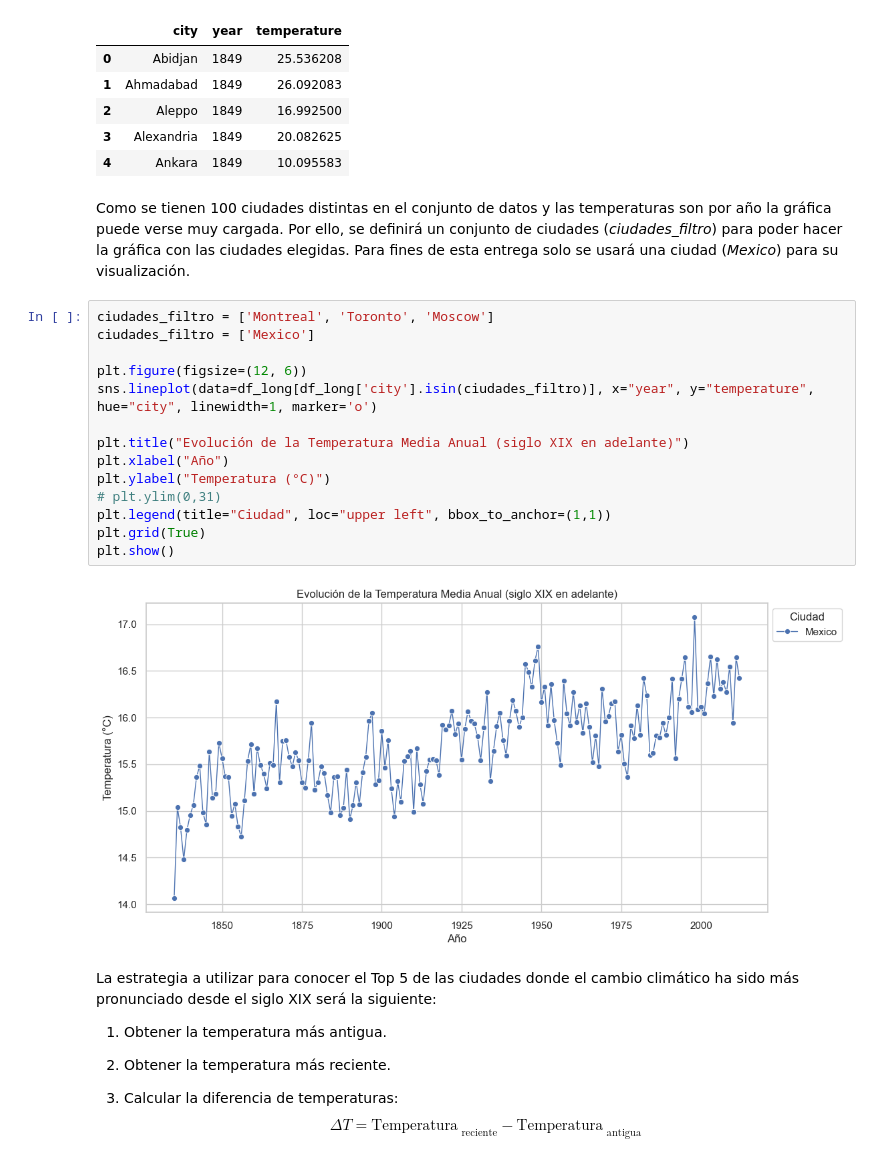
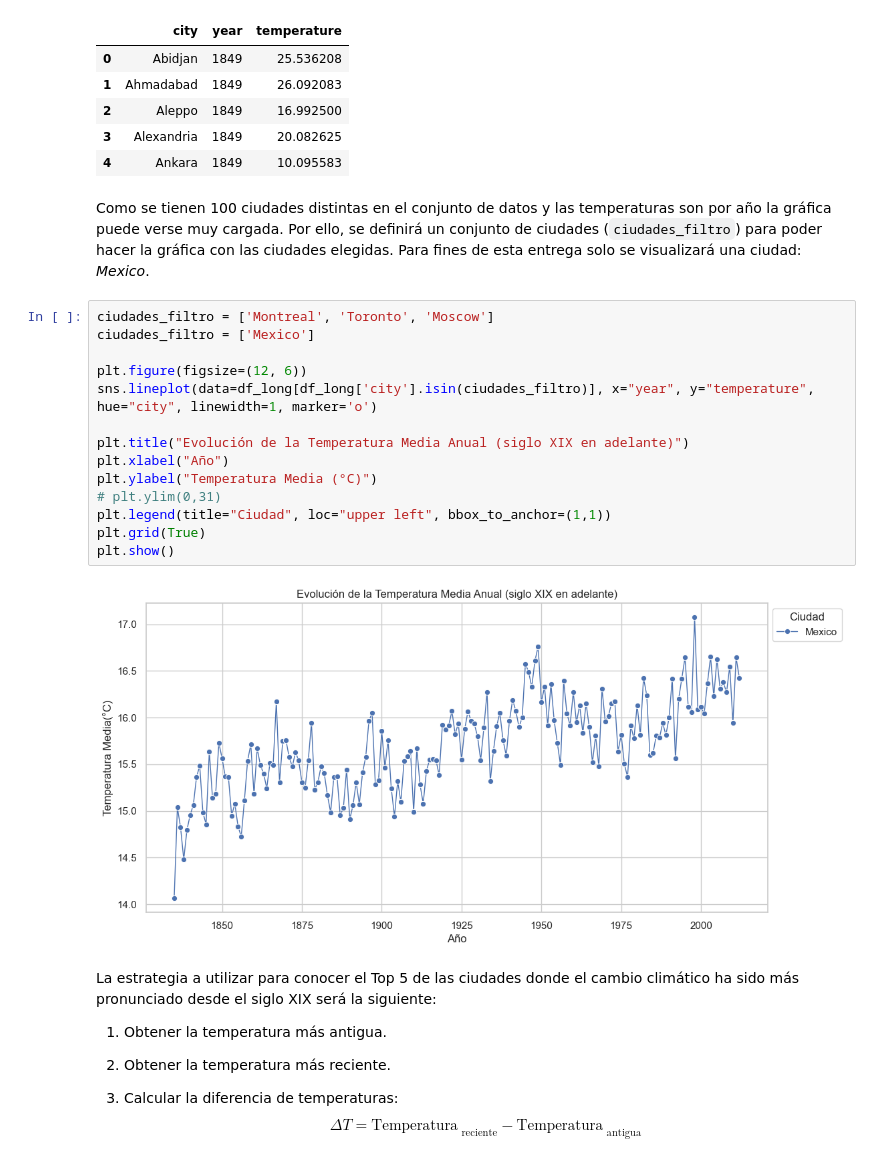
Before and after one commit to RodrigoRiveraRico/data_science_FCiencias, a Jupyter notebook: Clase_3/Clase_3.ipynb, the cells around one changed output. Drawn from its saved outputs; the diff is of its cells as text.

```diff
--- a/Clase_3/Clase_3.ipynb
+++ b/Clase_3/Clase_3.ipynb
@@ -379,23 +379,23 @@ df_long.head(5)
 | 3 | Alexandria | 1849 | 20.082625 |
 | 4 | Ankara | 1849 | 10.095583 |
 # %% [markdown]
-Como se tienen 100 ciudades distintas en el conjunto de datos y las temperaturas son por año la gráfica puede verse muy cargada. Por ello, se definirá un conjunto de ciudades (_ciudades_filtro_) para poder hacer la gráfica con las ciudades elegidas. Para fines de esta entrega solo se usará una ciudad (_Mexico_) para su visualización.
+Como se tienen 100 ciudades distintas en el conjunto de datos y las temperaturas son por año la gráfica puede verse muy cargada. Por ello, se definirá un conjunto de ciudades (`ciudades_filtro`) para poder hacer la gráfica con las ciudades elegidas. Para fines de esta entrega solo se visualizará una ciudad: _Mexico_.
 # %%
 ciudades_filtro = ['Montreal', 'Toronto', 'Moscow']
 ciudades_filtro = ['Mexico']
 
 plt.figure(figsize=(12, 6))
 sns.lineplot(data=df_long[df_long['city'].isin(ciudades_filtro)], x="year", y="temperature", hue="city", linewidth=1, marker='o')
 
 plt.title("Evolución de la Temperatura Media Anual (siglo XIX en adelante)")
 plt.xlabel("Año")
-plt.ylabel("Temperatura (°C)")
+plt.ylabel("Temperatura Media (°C)")
 # plt.ylim(0,31)
 plt.legend(title="Ciudad", loc="upper left", bbox_to_anchor=(1,1))
 plt.grid(True)
 plt.show()
 # %% [output]
-[figure, old version]
+[figure, new version]
 # %% [markdown]
 La estrategia a utilizar para conocer el Top 5 de las ciudades donde el cambio climático ha sido más pronunciado desde el siglo XIX será la siguiente:
 
```
Also changed, not shown: parts of 6 cells of this notebook.
